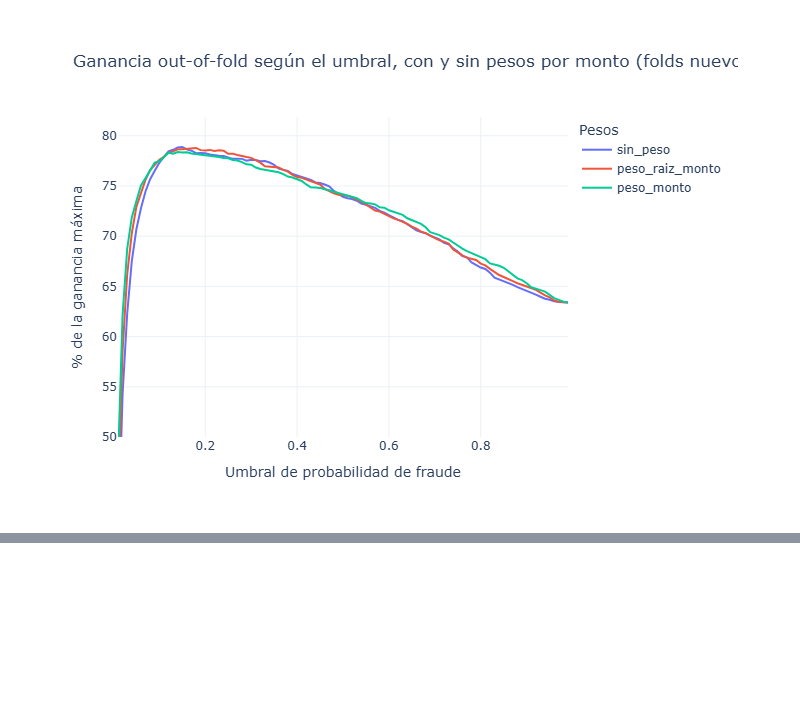
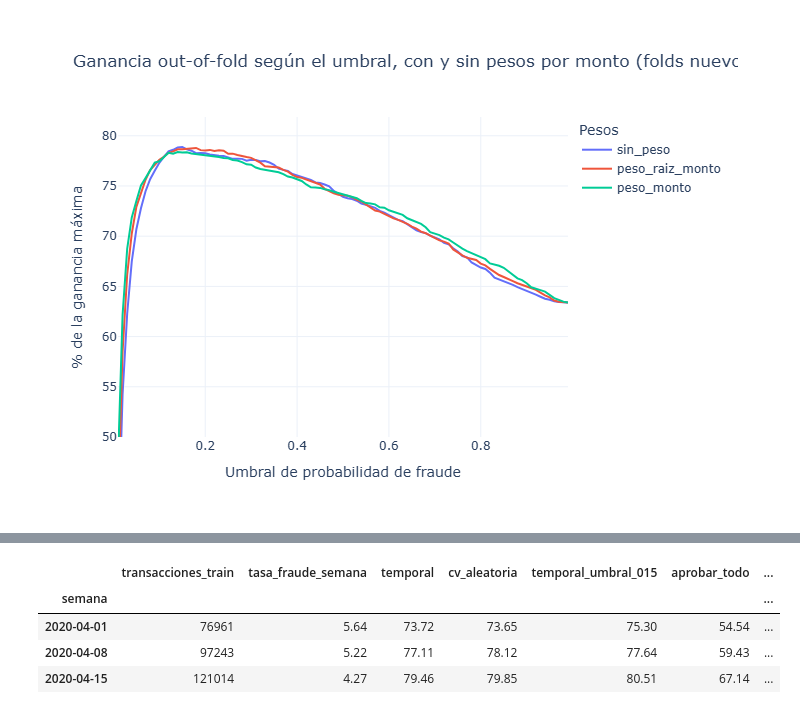
Before and after one commit to JuanFeDS/fraud_shipping, a Jupyter notebook: notebooks/04.experimentacion.ipynb, the cells around one changed output, grey strips where cells are left out. Cells and saved outputs as stored; diff of their text form; code cells hidden in the pictures; blank space fills up the shorter version.

```diff
--- a/notebooks/04.experimentacion.ipynb
+++ b/notebooks/04.experimentacion.ipynb
@@ -562,0 +674,20 @@ fig.show()
+# %%
+# Modelo final como pipeline productivo, sobre los folds nuevos: las tablas de j y de países se aprenden solo con train
+features_finales = [columna for columna in candidatas if columna != 'perfil_onp']
+datos_crudos = load_data('../data/raw/dataset.csv')
+
+probabilidad_final = np.zeros(len(datos_crudos))
+for indices_train, indices_validacion in folds_nuevos:
+    pipeline = FraudPipeline(params=mejores_parametros).fit(datos_crudos.iloc[indices_train])
+    probabilidad_final[indices_validacion] = pipeline.predict_proba(datos_crudos.iloc[indices_validacion])
+
+ganancia_por_fold = [
+    ganancia_pct_maxima(datos_crudos['fraude'].iloc[indices], datos_crudos['monto'].iloc[indices], probabilidad_final[indices], THRESHOLD)
+    for _, indices in folds_nuevos
+]
+umbral_optimo_final = optimal_threshold(datos_crudos['fraude'], datos_crudos['monto'], probabilidad_final)
+print(f'Pipeline final con umbral {THRESHOLD}: {np.mean(ganancia_por_fold):.2f}% ± {np.std(ganancia_por_fold, ddof=1):.2f} '
+      f'de la ganancia máxima | umbral óptimo: {umbral_optimo_final:.2f}')
+
+curva_final = profit_curve(datos_crudos['fraude'], datos_crudos['monto'], probabilidad_final, [0.12, 0.15, 0.17, 0.20, 0.25, 0.50])
+curva_final.assign(ganancia_pct_maxima=curva_final['ganancia'] / ganancia_maxima_total * 100).set_index('umbral').round(3)
@@ -562,0 +733,30 @@ fig.show()
+# %%
+# Ventana creciente: entrenar con el pasado y predecir cada semana, frente a la CV aleatoria en las mismas filas
+umbral_final = THRESHOLD
+
+filas = []
+for inicio in SEMANAS_EVALUADAS:
+    fin = pd.Timestamp(inicio) + pd.Timedelta(days=7)
+    pasado = datos_crudos[datos_crudos['fecha'] < inicio]
+    semana = datos_crudos[(datos_crudos['fecha'] >= inicio) & (datos_crudos['fecha'] < fin)]
+    probabilidad = FraudPipeline(params=mejores_parametros).fit(pasado).predict_proba(semana)
+    probabilidad_cv = probabilidad_final[semana.index]
+    filas.append({
+        'semana': inicio,
+        'transacciones_train': len(pasado),
+        'tasa_fraude_semana': semana['fraude'].mean() * 100,
+        'temporal': ganancia_pct_maxima(semana['fraude'], semana['monto'], probabilidad, umbral_final),
+        'cv_aleatoria': ganancia_pct_maxima(semana['fraude'], semana['monto'], probabilidad_cv, umbral_final),
+        'temporal_umbral_015': ganancia_pct_maxima(semana['fraude'], semana['monto'], probabilidad, 0.15),
+        'aprobar_todo': ganancia_pct_maxima(semana['fraude'], semana['monto'], np.zeros(len(semana)), umbral_final),
+    })
+
+ventana_creciente = pd.DataFrame(filas).set_index('semana')
+ventana_creciente['diferencia_vs_cv'] = ventana_creciente['temporal'] - ventana_creciente['cv_aleatoria']
+ventana_creciente.round(2)
+# %% [output]
+|  | transacciones_train | tasa_fraude_semana | temporal | cv_aleatoria | temporal_umbral_015 | aprobar_todo | ... |
+| semana |  |  |  |  |  |  | ... |
+| 2020-04-01 | 76961 | 5.64 | 73.72 | 73.65 | 75.30 | 54.54 | ... |
+| 2020-04-08 | 97243 | 5.22 | 77.11 | 78.12 | 77.64 | 59.43 | ... |
+| 2020-04-15 | 121014 | 4.27 | 79.46 | 79.85 | 80.51 | 67.14 | ... |
```
Also changed, not shown: parts of 31 cells of this notebook.
